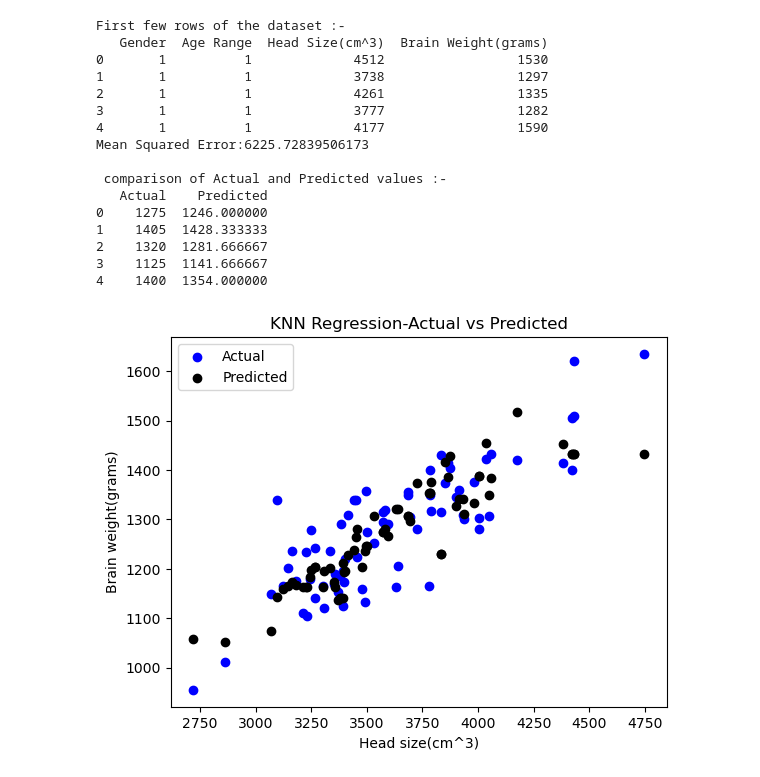
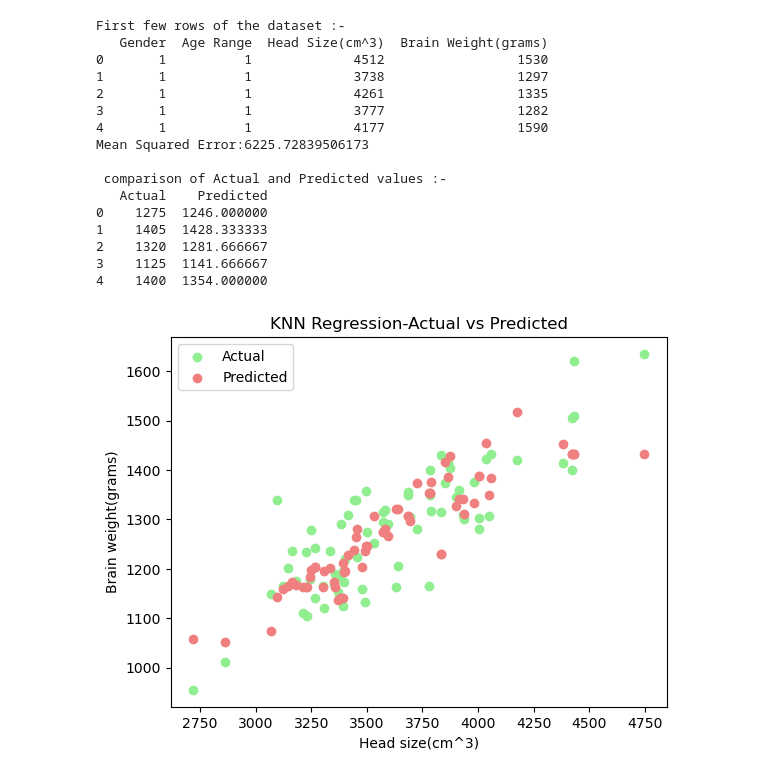
Before and after one commit to ArpanCodeX/5th-Sem, a Jupyter notebook: ML/27.08/1st_Pr.ipynb, the cells around one changed output. Drawn from its saved outputs; the diff is of its cells as text; code cells hidden in the pictures.

```diff
--- a/ML/27.08/1st_Pr.ipynb
+++ b/ML/27.08/1st_Pr.ipynb
@@ -1,47 +1,46 @@
 # %%
-import numpy as np
 import pandas as pd
 import matplotlib.pyplot as plt
-from sklearn.model_selection import train_test_split
-from sklearn.neighbors import KNeighborsRegressor
-from sklearn.metrics import mean_squared_error
-url="https://github.com/mubaris/potential-enigma/raw/master/headbrain.csv"
+from sklearn.model_selection import train_test_split as tts
+from sklearn.neighbors import KNeighborsRegressor as kn
+from sklearn.metrics import mean_squared_error as msq
+url="https://raw.githubusercontent.com/mubaris/potential-enigma/master/headbrain.csv"
 data=pd.read_csv(url)
 print("First few rows of the dataset :-")
 print(data.head())
-X=data['Head Size(cm^3)'].values.reshape(-1,)
+X=data['Head Size(cm^3)'].values.reshape(-1,1)
 Y=data['Brain Weight(grams)'].values.reshape(-1,1)
-X_train,X_test,Y_train,Y_test=train_test_split(X,Y,test_size=0.3,random_state=42)
-knn=KNeighborsRegressor(n_neighbors=3)
+X_train,X_test,Y_train,Y_test=tts(X,Y,test_size=0.3,random_state=42)
+knn=kn(n_neighbors=3)
 knn.fit(X_train,Y_train)
 Y_pred=knn.predict(X_test)
-mse=mean_squared_error(Y_test,Y_pred)
+mse=msq(Y_test,Y_pred)
 print(f"Mean Squared Error:{mse}")
 comparison=pd.DataFrame({'Actual':Y_test.ravel(),'Predicted':Y_pred.ravel()})
 print("\n comparison of Actual and Predicted values :-")
 print(comparison.head())
-plt.scatter(X_test,Y_test,color='blue',label='Actual')
-plt.scatter(X_test,Y_pred,color='black',label='Predicted')
+plt.scatter(X_test,Y_test,color='lightgreen',label='Actual')
+plt.scatter(X_test,Y_pred,color='lightcoral',label='Predicted')
 plt.title('KNN Regression-Actual vs Predicted')
 plt.xlabel('Head size(cm^3)')
 plt.ylabel('Brain weight(grams)')
 plt.legend()
 plt.show()
 # %% [output]
 First few rows of the dataset :-
    Gender  Age Range  Head Size(cm^3)  Brain Weight(grams)
 0       1          1             4512                 1530
 1       1          1             3738                 1297
 2       1          1             4261                 1335
 3       1          1             3777                 1282
 4       1          1             4177                 1590
 Mean Squared Error:6225.72839506173
 
  comparison of Actual and Predicted values :-
    Actual    Predicted
 0    1275  1246.000000
 1    1405  1428.333333
 2    1320  1281.666667
 3    1125  1141.666667
 4    1400  1354.000000
-[figure, old version]
+[figure, new version]
```
Also changed, not shown: parts of 1 cell of this notebook, 13 other files.
